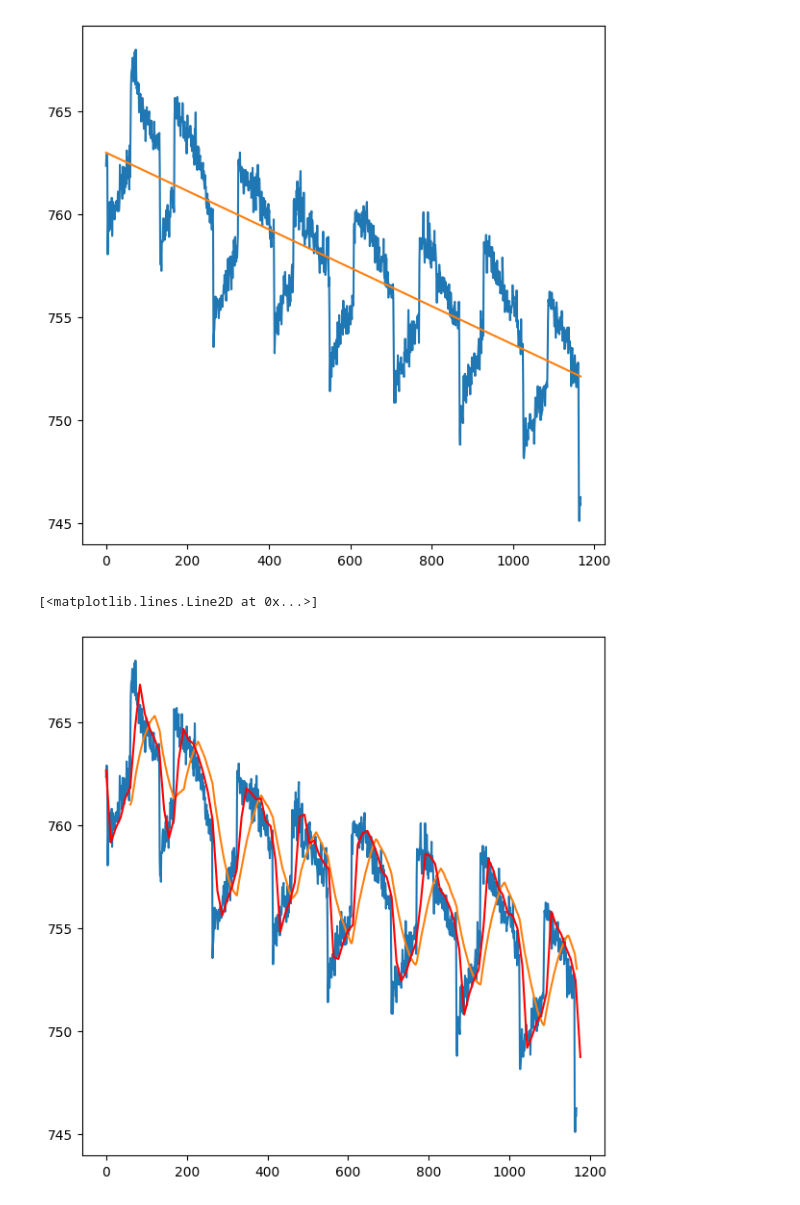
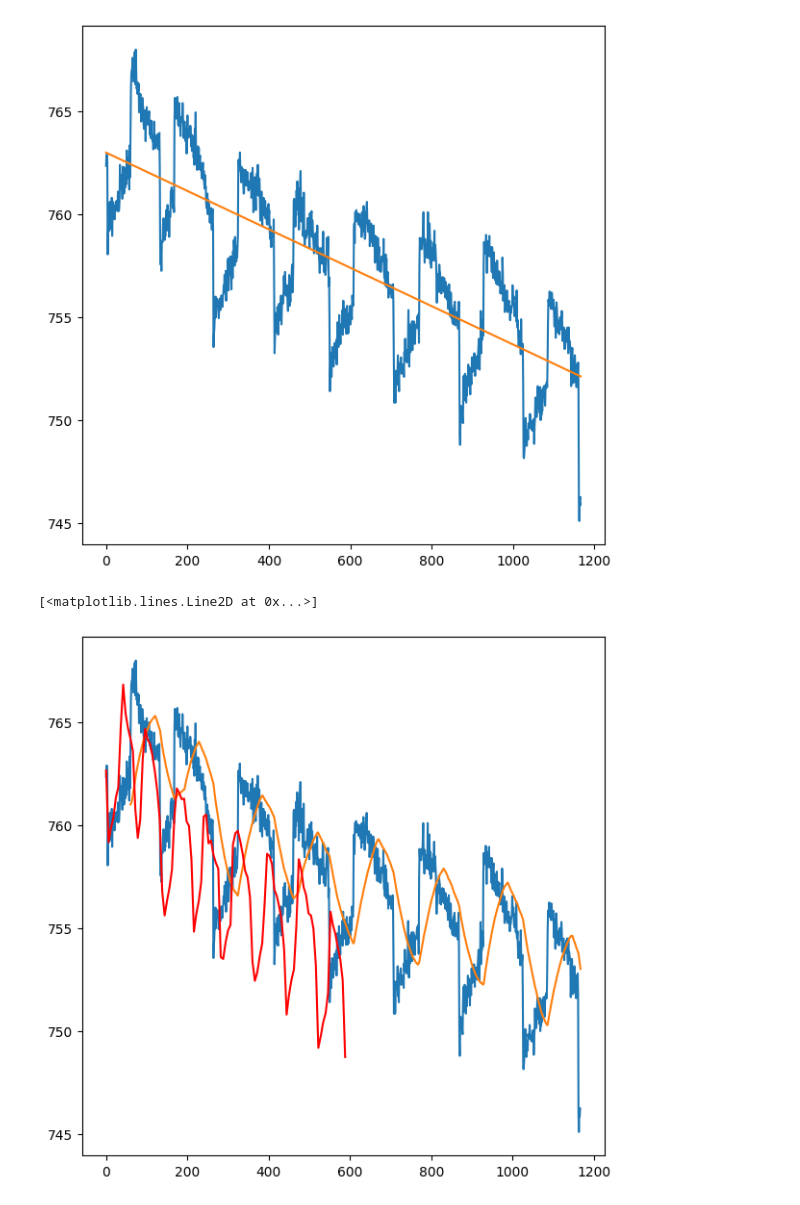
Before and after one commit to mrzlkaaa/irtt_cooling_system, a Jupyter notebook: jupyter/irtt_cs_general_analysis.ipynb, the cells around one changed output. Cells and saved outputs as stored; diff of their text form; code cells hidden in the pictures.

```diff
--- a/jupyter/irtt_cs_general_analysis.ipynb
+++ b/jupyter/irtt_cs_general_analysis.ipynb
@@ -39,7 +39,7 @@ df_refactorer.ids, type(df_refactorer.ids)
         461, 462, 463, 480, 481]),
  numpy.ndarray)
 # %%
-id_dfs = df_refactorer.select_by_ids([299, 307, 309, 315, 317, 319, 325, 481])
+id_dfs = df_refactorer.select_by_ids([299, 307, 309, 315, 317, 319, 325, 327, 481])
 id_dfs
 # %% [output]
 [                          ID      Value
@@ -60,6 +60,6 @@ id_dfs
 
  [169683 rows x 2 columns]]
 # %%
-id_dfs_grouped = df_refactorer.min_frac_groupby(10, *id_dfs)
+id_dfs_grouped = df_refactorer.min_frac_groupby(5, *id_dfs)
 # %%
-df = csv_refactorer.create_df_from_dfs("ID", id_dfs_grouped)
+df = df_refactorer.create_df_from_dfs("ID", id_dfs_grouped)
@@ -321,10 +319,11 @@ moving_aver = windows.mean().dropna()
 df_fp_tl_1h = df_fp_temp_less.groupby(pd.Grouper(freq="60min")).mean()
 # %%
 # 5 min, 60 min grouped data and sma with window_size
+# it is just a quickview
 fig, axs = plt.subplots(figsize=(7,7))
-axs.plot(X, df_fp_temp_less[481])
+axs.plot(X_temps, df_fp_temp_less[481])
 axs.plot(np.arange(5*12, len(moving_aver)+5*12, 1), moving_aver[481])
-axs.plot(np.arange(0, len(df_fp_tl_1h)*12, 12), df_fp_tl_1h[481], color="red")
+axs.plot(np.arange(0, len(df_fp_tl_1h)*6, 6), df_fp_tl_1h[481], color="red")
 # %% [output]
 [<matplotlib.lines.Line2D at 0x...>]
-[figure, old version]
+[figure, new version]
```
Also changed, not shown: parts of 64 cells of this notebook, 3 other files.
